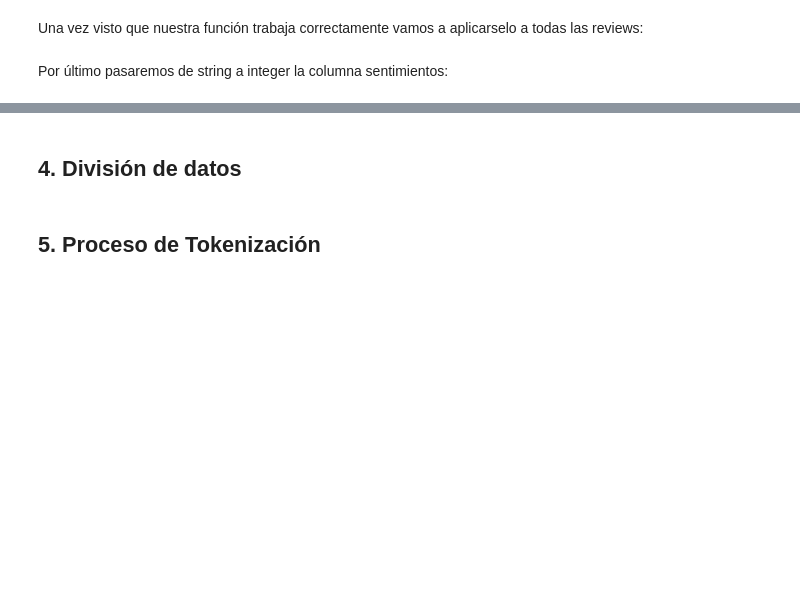
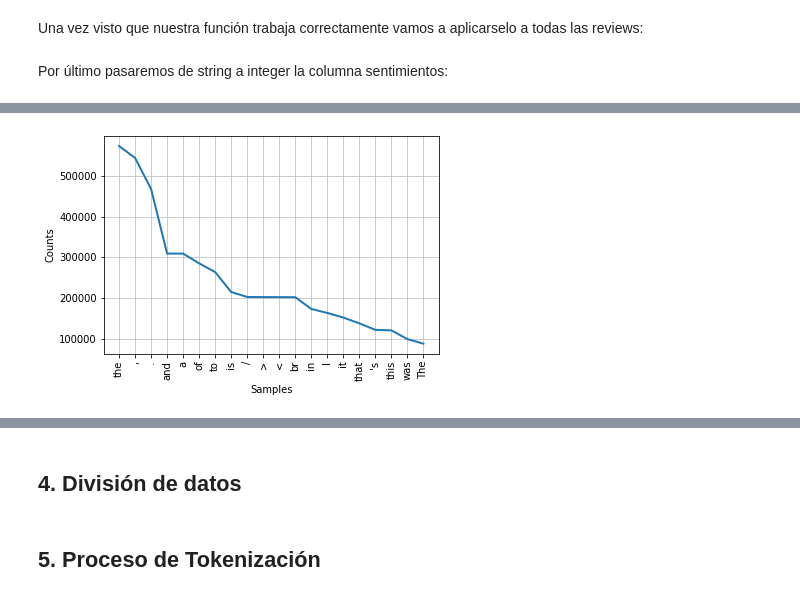
Before and after one commit to rodriguezg-alvaro/IMBD_Review_Analysis, a Jupyter notebook: Codigo.ipynb, the cells around one changed output, grey strips where cells are left out. Cells and saved outputs as stored; diff of their text form; code cells hidden in the pictures; blank space fills up the shorter version.

```diff
--- a/Codigo.ipynb
+++ b/Codigo.ipynb
@@ -71,8 +76,5 @@ sns.countplot(x = "sentiment", data = reviews)
 # %%
-from nltk.tokenize import word_tokenize
-
 def get_word_tokens(sentences):
-    '''Word tokenization'''
     words = []
     for sent in sentences:
         words.extend(word_tokenize(sent))
@@ -163,7 +186,7 @@ tags_out(reviews.iloc[1,0],stopwords)
 Una vez visto que nuestra función trabaja correctamente vamos a aplicarselo a todas las reviews:
 # %%
 review_post = []
-reviews_list = list(reviews['review'])
+reviews_list_pp = list(reviews['review'])
 for review in reviews_list:
     review_post.append(tags_out(review,stopwords))
 # %% [markdown]
@@ -173,0 +199,2 @@ sentimiento = np.array(list(map(lambda x: 1 if x=="positive" else 0, sentimiento
+# %%
+review_words_pp = get_word_tokens(reviews_list_pp)
@@ -173,0 +213,4 @@ sentimiento = np.array(list(map(lambda x: 1 if x=="positive" else 0, sentimiento
+# %%
+plot_freq_dist(review_words_pp, num_words=20)
+# %% [output]
+[figure, added]
```
Also changed, not shown: parts of 27 cells of this notebook, 2 other files.
